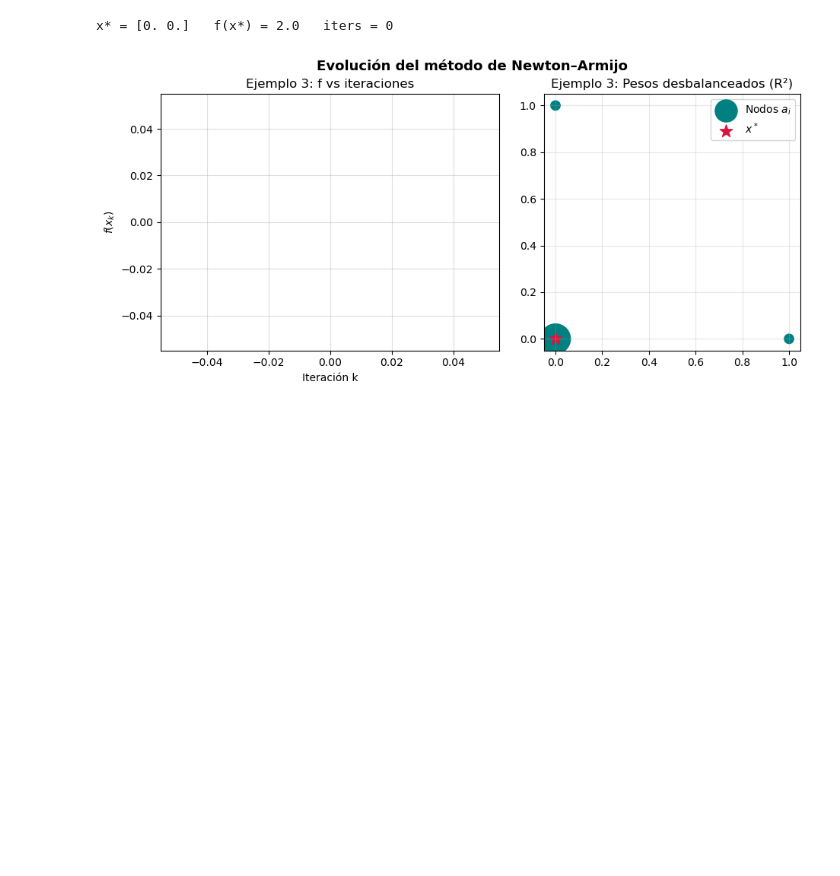
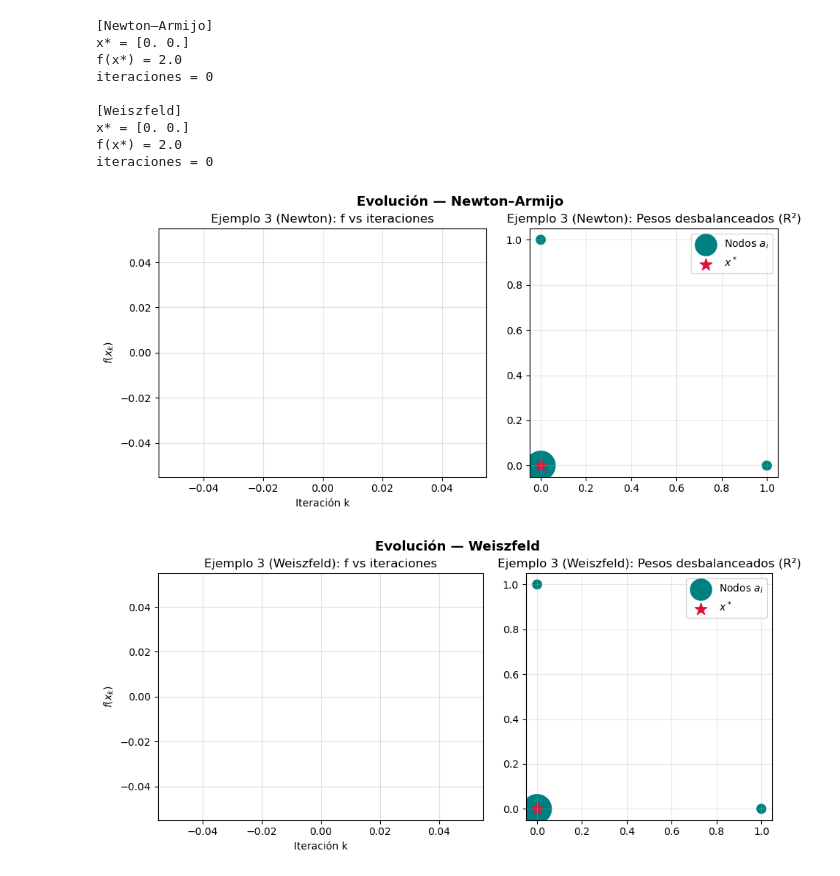
Before and after one commit to santiagofada/FermatWeberProblem, a Jupyter notebook: notebooks/tests.ipynb, the cells around one changed output. Cells and saved outputs as stored; diff of their text form; code cells hidden in the pictures; blank space fills up the shorter version.

```diff
--- a/notebooks/tests.ipynb
+++ b/notebooks/tests.ipynb
@@ -47,21 +79,50 @@ x* = 1.0   f(x*) = 3.0   iters = 0
 # %%
 A = np.array([[0.0, 0.0],
               [1.0, 0.0],
               [0.0, 1.0]], dtype=float)
 w = np.array([10.0, 1.0, 1.0], dtype=float)
 
-res = newton_armijo(A, w)
-print("x* =", res["x"], "  f(x*) =", res["f"], "  iters =", res["k"])
+#Newton
+res_newton = newton_armijo(A, w)
+print("[Newton–Armijo]")
+print("x* =", res_newton["x"])
+print("f(x*) =", res_newton["f"])
+print("iteraciones =", res_newton["k"])
 
 _ = plot_f_and_points(
-    res["hist"], A, w, res["x"],
-    title_f="Ejemplo 3: f vs iteraciones",
-    title_points="Ejemplo 3: Pesos desbalanceados (R²)",
+    res_newton["hist"], A, w, res_newton["x"],
+    method_title="Newton–Armijo",
+    title_f="Ejemplo 3 (Newton): f vs iteraciones",
+    title_points="Ejemplo 3 (Newton): Pesos desbalanceados (R²)",
     layout="1x2"
 )
+
+#Weiszfeld
+res_weisz = weiszfeld(A, w, max_iter=1000)
+print("\n[Weiszfeld]")
+print("x* =", res_weisz["x"])
+print("f(x*) =", res_weisz["f"])
+print("iteraciones =", res_weisz["k"])
+
+_ = plot_f_and_points(
+    res_weisz["hist"], A, w, res_weisz["x"],
+    method_title="Weiszfeld",
+    title_f="Ejemplo 3 (Weiszfeld): f vs iteraciones",
+    title_points="Ejemplo 3 (Weiszfeld): Pesos desbalanceados (R²)",
+    layout="1x2"
+)
 # %% [output]
-x* = [0. 0.]   f(x*) = 2.0   iters = 0
+[Newton–Armijo]
+x* = [0. 0.]
+f(x*) = 2.0
+iteraciones = 0
+
+[Weiszfeld]
+x* = [0. 0.]
+f(x*) = 2.0
+iteraciones = 0
-[figure, old version]
+[figure, new version]
+[figure, added]
 # %%
 rng = np.random.default_rng(42)
 C = np.array([[0.0, 0.0], [3.0, 0.0], [0.0, 3.0]])
```
Also changed, not shown: parts of 8 cells of this notebook, 4 other files.
